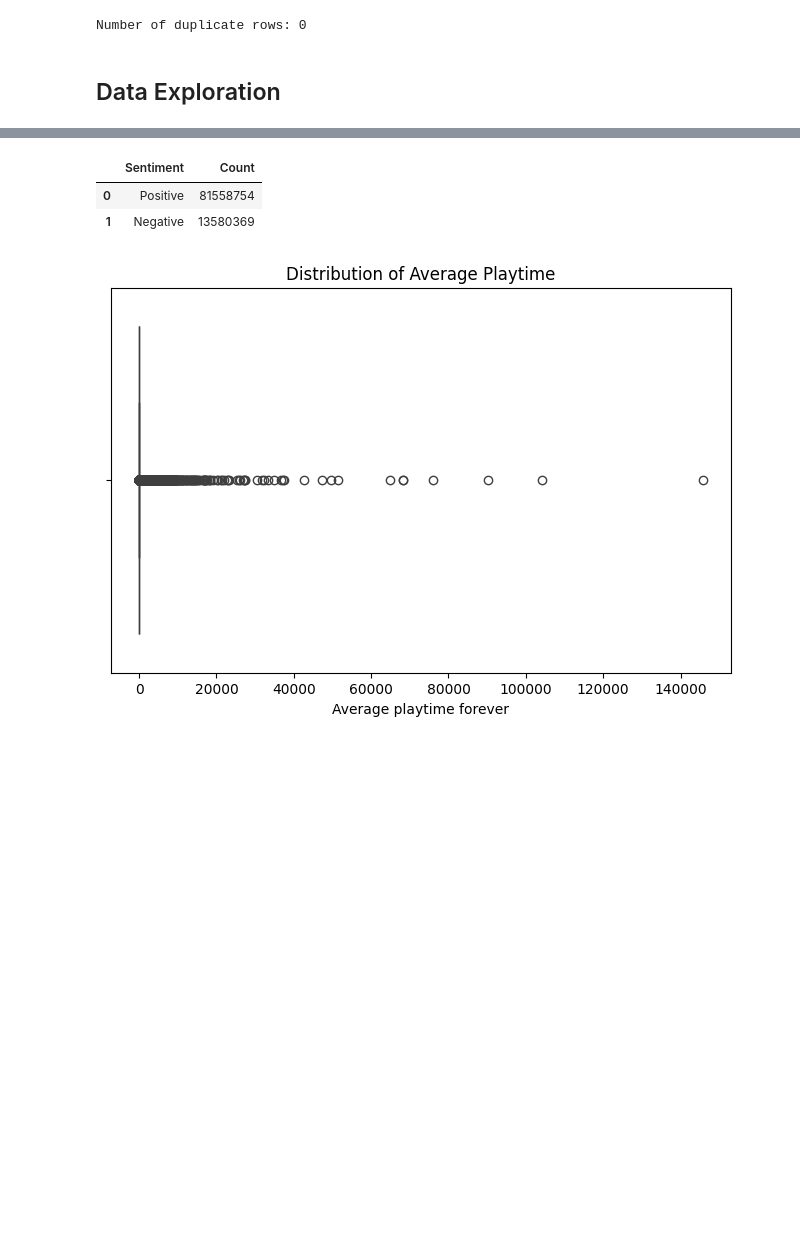
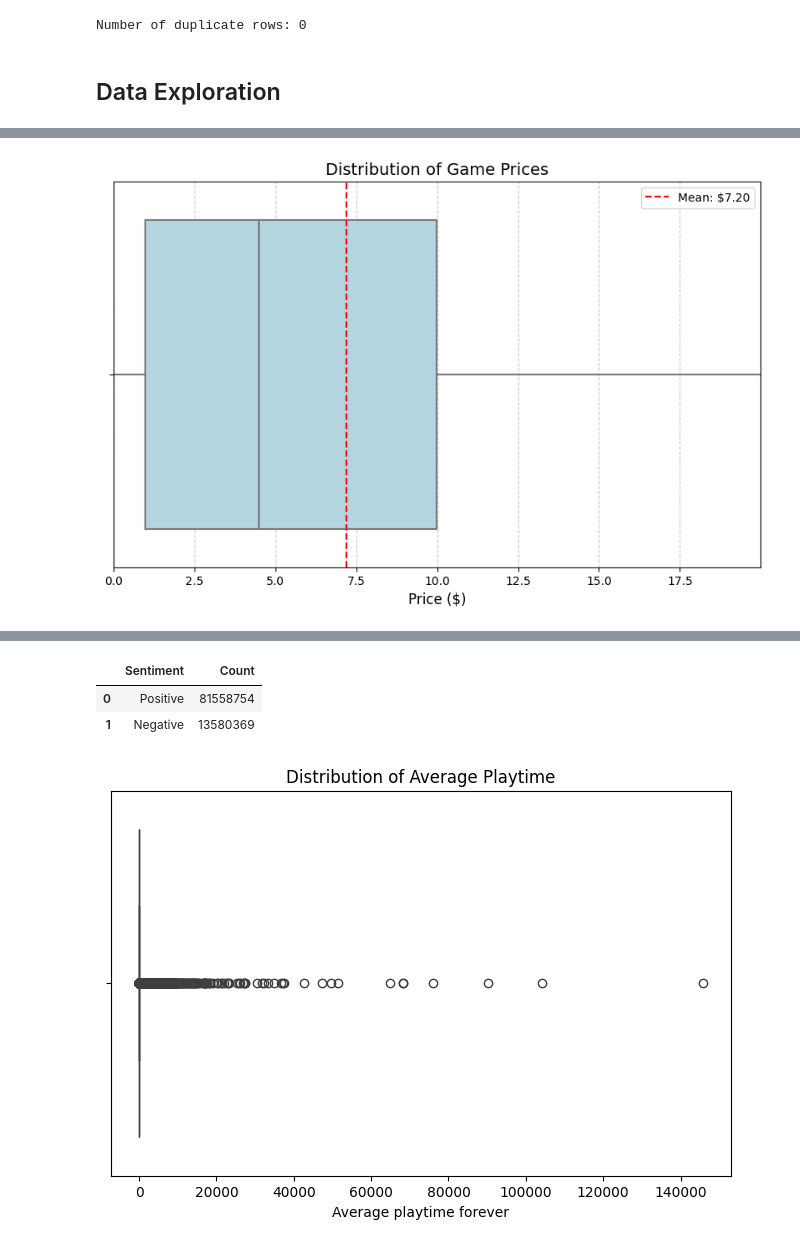
Before and after one commit to derricknguyen12/cse150a_project, a Jupyter notebook: proj.ipynb, the cells around one changed output, grey strips where cells are left out. Cells and saved outputs as stored; diff of their text form; code cells hidden in the pictures; blank space fills up the shorter version.

```diff
--- a/proj.ipynb
+++ b/proj.ipynb
@@ -197 +332,15 @@ Number of duplicate rows: 0
+# %%
+# 3. Boxplot of Game Prices
+plt.figure(figsize=(10, 6))
+sns.boxplot(x=games['Price'], color="lightblue", fliersize=5, linewidth=1.5)
+plt.grid(True, axis='x', linestyle='--', alpha=0.7)
+mean_price = games['Price'].mean()
+plt.axvline(mean_price, color='red', linestyle='--', label=f'Mean: ${mean_price:.2f}')
+plt.xlabel("Price ($)", fontsize=12)
+plt.title("Distribution of Game Prices", fontsize=14)
+plt.xlim(0, games['Price'].quantile(0.95))
+plt.legend()
+plt.show()
+# %% [output]
+[figure, added]
 # %%
```
Also changed, not shown: parts of 56 cells of this notebook.
